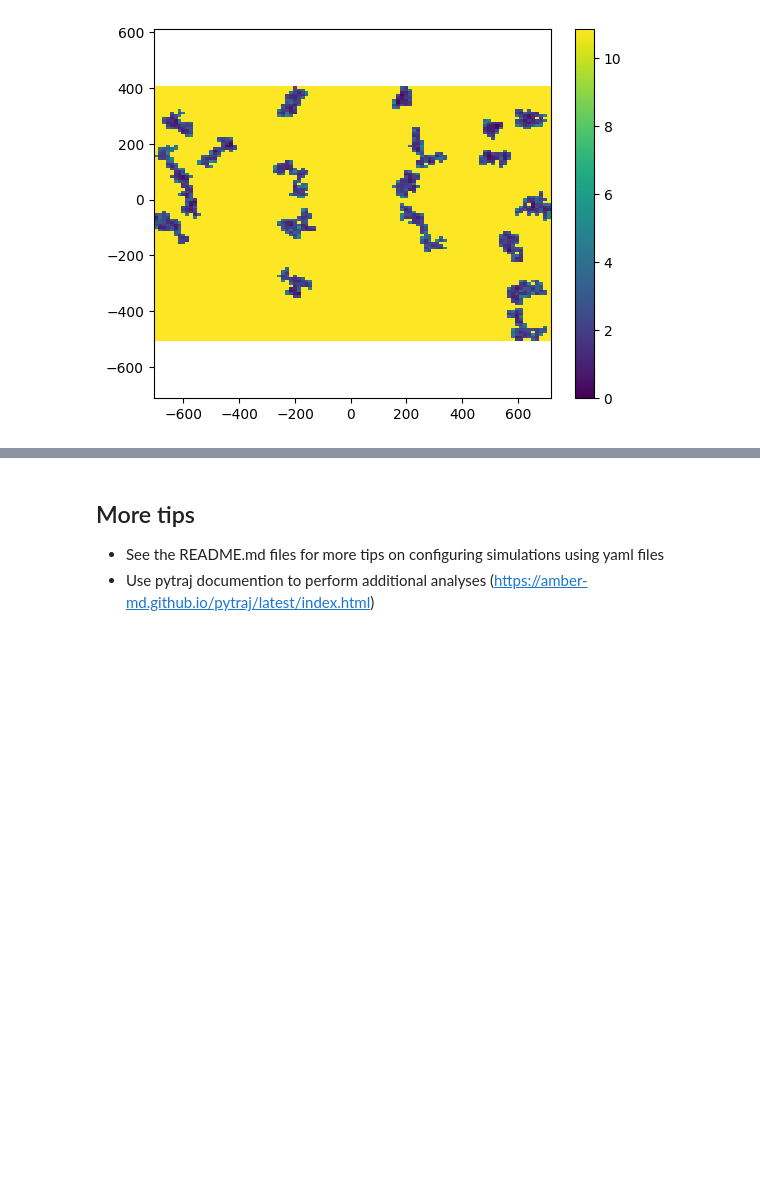
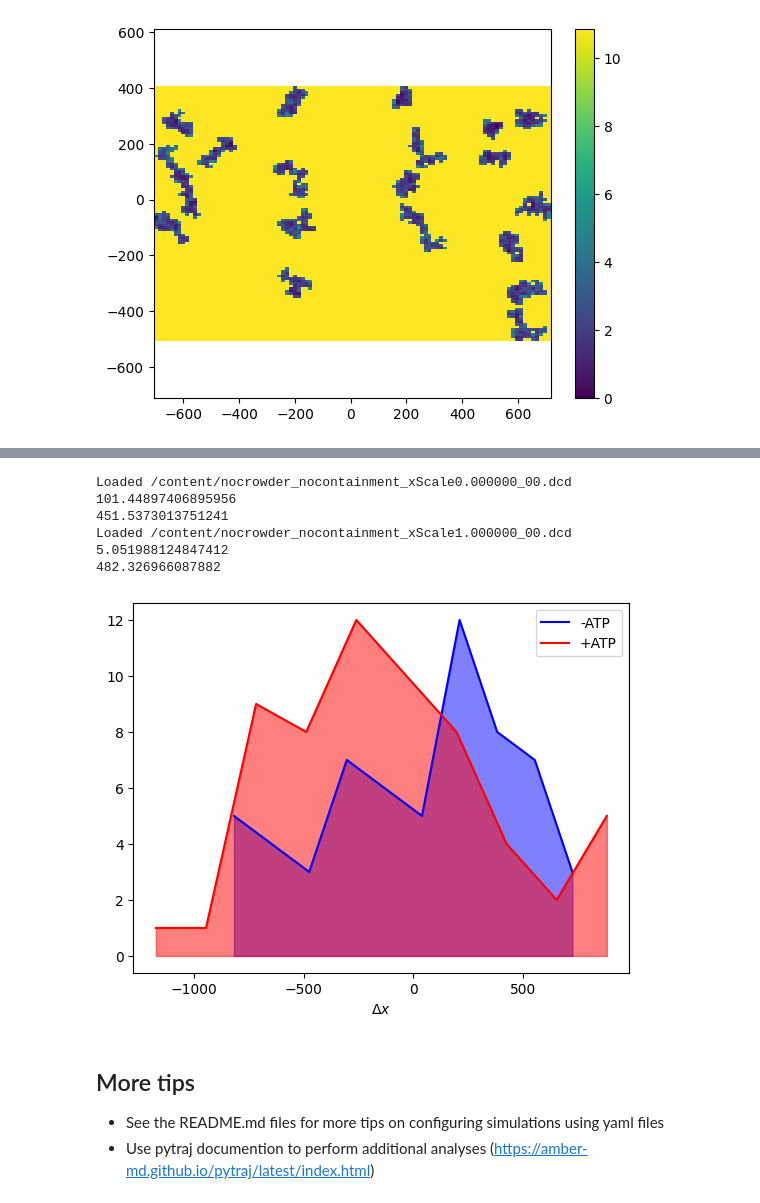
Before and after one commit to huskeypm/cellmigration, a Jupyter notebook: conda_openmm_pytraj.ipynb, the cells around one changed output, grey strips where cells are left out. Cells and saved outputs as stored; diff of their text form; code cells hidden in the pictures; blank space fills up the shorter version.

```diff
--- a/conda_openmm_pytraj.ipynb
+++ b/conda_openmm_pytraj.ipynb
@@ -162,3 +171,39 @@ These are the areas (top) and relative energies (bottom) of the regions that the
+# %%
+def GetDeltaX(outputData,mask="@RC"):
+  traj = bu.LoadTraj(outputData)
+
+  tMax = -1
+  indices = pt.select_atoms(traj.top, mask)
+  x0s = traj.xyz[0,indices,0]
+  xFs = traj.xyz[tMax,indices,0]
+  DeltaXs = xFs - x0s
+  print(np.mean(DeltaXs))
+  print(np.std(DeltaXs))
+  ns,bins = np.histogram(DeltaXs)
+  return ns,bins
+# %%
+outputData    ="/content/nocrowder_nocontainment_xScale0.000000_00"
+outputDataATP ="/content/nocrowder_nocontainment_xScale1.000000_00"
+
+ns,bins = GetDeltaX(outputData)
+plt.plot(bins[0:-1],ns,color='b',label="-ATP")
+plt.fill_between(x=bins[0:-1],y1=ns,color='b',alpha=0.5)
+
+ns,bins = GetDeltaX(outputDataATP)
+plt.plot(bins[0:-1],ns,color='red',label="+ATP")
+plt.fill_between(x=bins[0:-1],y1=ns,color='r',alpha=0.5)
+plt.xlabel("$\Delta x$")
+
+plt.legend(loc=0)
+plt.gcf().savefig("distro.png",dpi=300)
+# %% [output]
+Loaded /content/nocrowder_nocontainment_xScale0.000000_00.dcd
+101.44897406895956
+451.5373013751241
+Loaded /content/nocrowder_nocontainment_xScale1.000000_00.dcd
+5.051988124847412
+482.326966087882
+[figure, added]
 # %% [markdown]
 ## More tips
 - See the README.md files for more tips on configuring simulations using yaml files
```
Also changed, not shown: parts of 7 cells of this notebook.
